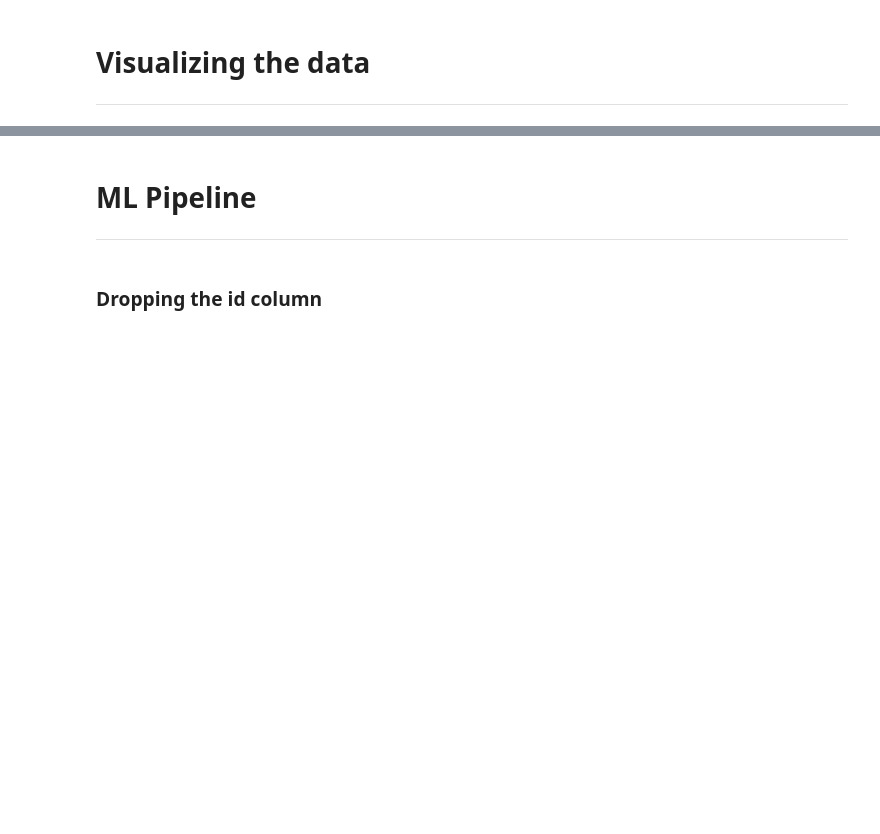
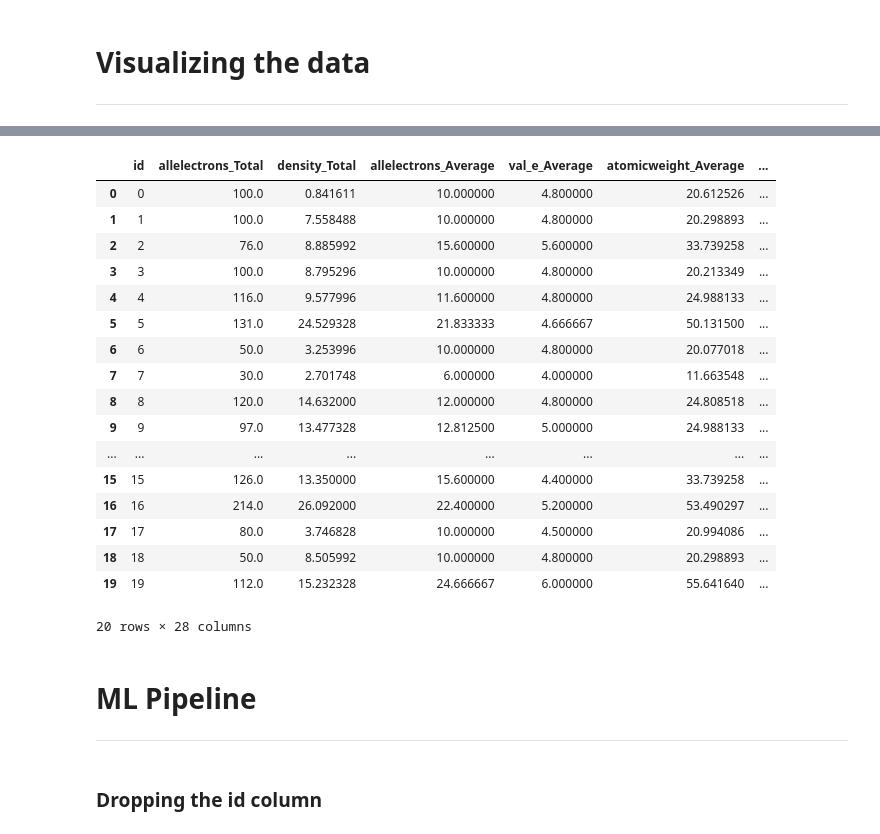
Before and after one commit to byvfx/kaggle, a Jupyter notebook: playground-series-s3e25/notebooks/ps-s3-e25-pipeline-EDA.ipynb, the cells around one changed output, grey strips where cells are left out. Cells and saved outputs as stored; diff of their text form; code cells hidden in the pictures; blank space fills up the shorter version.

```diff
--- a/playground-series-s3e25/notebooks/ps-s3-e25-pipeline-EDA.ipynb
+++ b/playground-series-s3e25/notebooks/ps-s3-e25-pipeline-EDA.ipynb
@@ -264,0 +187,12 @@ prelim_eda_heatmap(df_train)
+# %%
+from sklearn.ensemble import IsolationForest
+
+outliers_inputs = ['']
+model_IF = IsolationForest(n_estimators=100, max_samples='auto', contamination=float(.1), \
+                        max_features=1.0, bootstrap=False, n_jobs=-1, random_state=42, verbose=0)
+model_IF.fit(df_train[outliers_inputs])
+df_train['outlier_score'] = model_IF.decision_function(df_train[outliers_inputs])
+df_train['outlier'] = model_IF.predict(df_train[outliers_inputs])
+df_train.loc[df_train['outlier'] == 1, 'outlier'] = 0
+df_train.loc[df_train['outlier'] == -1, 'outlier'] = 1
+df_train['outlier'].value_counts()
@@ -264,0 +201,44 @@ prelim_eda_heatmap(df_train)
+# %%
+# from sklearn.cluster import KMeans
+
+# # Assuming df_train is your DataFrame
+
+# # Select the number of clusters
+# n_clusters = 7  # This is an arbitrary choice; you might need to tune this number
+
+# # Perform K-Means clustering
+# kmeans = KMeans(n_clusters=n_clusters, random_state=42)
+# df_train['cluster'] = kmeans.fit_predict(df_train.drop(['Hardness', 'id'], axis=1))
+
+# # Calculate distance to cluster centroids
+# centroids = kmeans.cluster_centers_
+# distances = kmeans.transform(df_train.drop(['Hardness', 'id', 'cluster'], axis=1))
+# for i in range(n_clusters):
+#     df_train[f'distance_to_cluster_{i}'] = distances[:, i]
+
+# # Optional: Mean properties of each cluster
+# for i in range(n_clusters):
+#     cluster_mean = df_train[df_train['cluster'] == i].mean()
+#   df_train[f'cluster_{i}_mean_density'] = df_train['cluster'].map(lambda x: cluster_mean['density_Total'] if x == i else 0)
+
+# View the modified DataFrame
+df_train.head(20)
+# %% [output]
+|  | id | allelectrons_Total | density_Total | allelectrons_Average | val_e_Average | atomicweight_Average | ... |
+| 0 | 0 | 100.0 | 0.841611 | 10.000000 | 4.800000 | 20.612526 | ... |
+| 1 | 1 | 100.0 | 7.558488 | 10.000000 | 4.800000 | 20.298893 | ... |
+| 2 | 2 | 76.0 | 8.885992 | 15.600000 | 5.600000 | 33.739258 | ... |
+| 3 | 3 | 100.0 | 8.795296 | 10.000000 | 4.800000 | 20.213349 | ... |
+| 4 | 4 | 116.0 | 9.577996 | 11.600000 | 4.800000 | 24.988133 | ... |
+| 5 | 5 | 131.0 | 24.529328 | 21.833333 | 4.666667 | 50.131500 | ... |
+| 6 | 6 | 50.0 | 3.253996 | 10.000000 | 4.800000 | 20.077018 | ... |
+| 7 | 7 | 30.0 | 2.701748 | 6.000000 | 4.000000 | 11.663548 | ... |
+| 8 | 8 | 120.0 | 14.632000 | 12.000000 | 4.800000 | 24.808518 | ... |
+| 9 | 9 | 97.0 | 13.477328 | 12.812500 | 5.000000 | 24.988133 | ... |
+| ... | ... | ... | ... | ... | ... | ... | ... |
+| 15 | 15 | 126.0 | 13.350000 | 15.600000 | 4.400000 | 33.739258 | ... |
+| 16 | 16 | 214.0 | 26.092000 | 22.400000 | 5.200000 | 53.490297 | ... |
+| 17 | 17 | 80.0 | 3.746828 | 10.000000 | 4.500000 | 20.994086 | ... |
+| 18 | 18 | 50.0 | 8.505992 | 10.000000 | 4.800000 | 20.298893 | ... |
+| 19 | 19 | 112.0 | 15.232328 | 24.666667 | 6.000000 | 55.641640 | ... |
+20 rows × 28 columns
```
Also changed, not shown: parts of 12 cells of this notebook.
